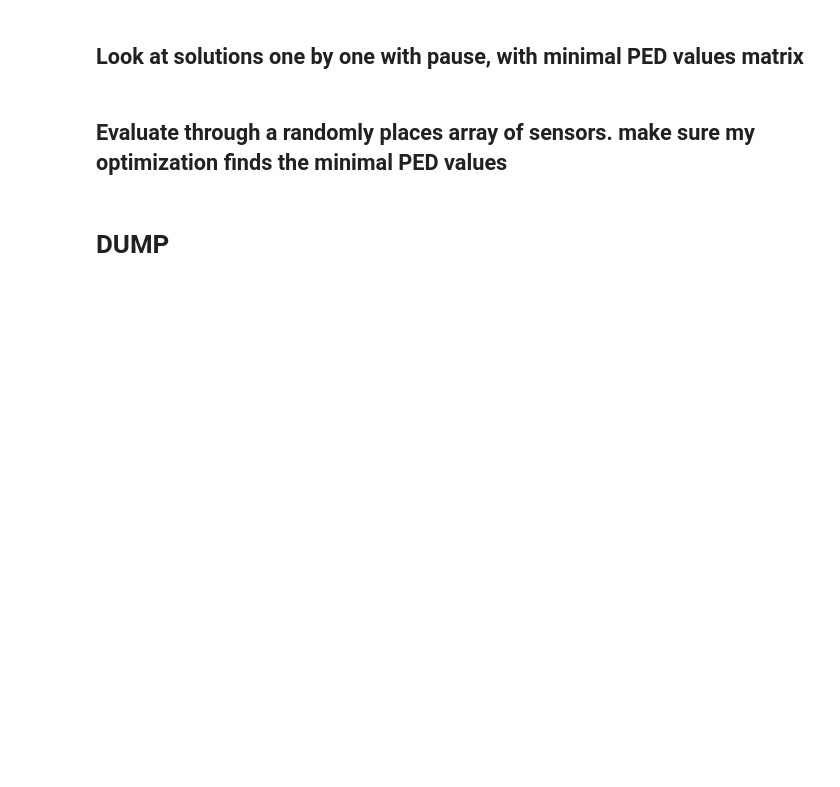
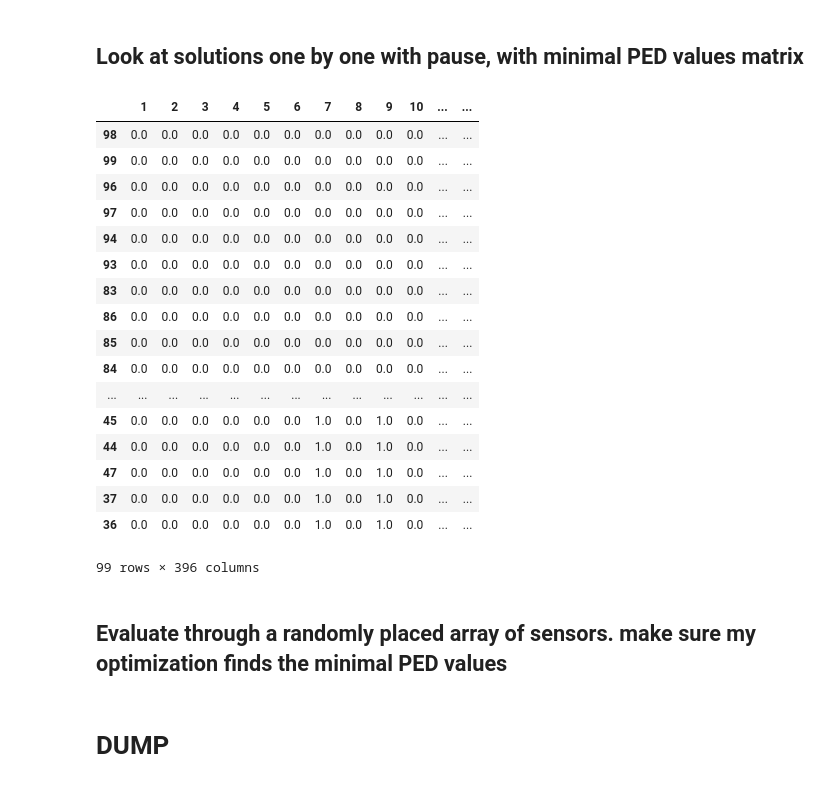
Before and after one commit to iditbela2/Borg_python, a Jupyter notebook: optimization_code/optimization_notebooks/results_analysis.ipynb, the cells around one changed output. Saved outputs shown, nothing was run; the diff lists cells and outputs as text; code cells hidden in the pictures; blank space fills up the shorter version.

```diff
--- a/optimization_code/optimization_notebooks/results_analysis.ipynb
+++ b/optimization_code/optimization_notebooks/results_analysis.ipynb
@@ -556,5 +556,26 @@ sio.savemat('sorted_objs.mat', {'objs': sorted_objs.values})
 sio.savemat('avg_conc.mat', {'avg_conc': avg_conc})
 # %% [markdown]
 ## Look at solutions one by one with pause, with minimal PED values matrix
+# %%
+sorted_vars
+# %% [output]
+|  | 1 | 2 | 3 | 4 | 5 | 6 | 7 | 8 | 9 | 10 | ... | ... |
+| 98 | 0.0 | 0.0 | 0.0 | 0.0 | 0.0 | 0.0 | 0.0 | 0.0 | 0.0 | 0.0 | ... | ... |
+| 99 | 0.0 | 0.0 | 0.0 | 0.0 | 0.0 | 0.0 | 0.0 | 0.0 | 0.0 | 0.0 | ... | ... |
+| 96 | 0.0 | 0.0 | 0.0 | 0.0 | 0.0 | 0.0 | 0.0 | 0.0 | 0.0 | 0.0 | ... | ... |
+| 97 | 0.0 | 0.0 | 0.0 | 0.0 | 0.0 | 0.0 | 0.0 | 0.0 | 0.0 | 0.0 | ... | ... |
+| 94 | 0.0 | 0.0 | 0.0 | 0.0 | 0.0 | 0.0 | 0.0 | 0.0 | 0.0 | 0.0 | ... | ... |
+| 93 | 0.0 | 0.0 | 0.0 | 0.0 | 0.0 | 0.0 | 0.0 | 0.0 | 0.0 | 0.0 | ... | ... |
+| 83 | 0.0 | 0.0 | 0.0 | 0.0 | 0.0 | 0.0 | 0.0 | 0.0 | 0.0 | 0.0 | ... | ... |
+| 86 | 0.0 | 0.0 | 0.0 | 0.0 | 0.0 | 0.0 | 0.0 | 0.0 | 0.0 | 0.0 | ... | ... |
+| 85 | 0.0 | 0.0 | 0.0 | 0.0 | 0.0 | 0.0 | 0.0 | 0.0 | 0.0 | 0.0 | ... | ... |
+| 84 | 0.0 | 0.0 | 0.0 | 0.0 | 0.0 | 0.0 | 0.0 | 0.0 | 0.0 | 0.0 | ... | ... |
+| ... | ... | ... | ... | ... | ... | ... | ... | ... | ... | ... | ... | ... |
+| 45 | 0.0 | 0.0 | 0.0 | 0.0 | 0.0 | 0.0 | 1.0 | 0.0 | 1.0 | 0.0 | ... | ... |
+| 44 | 0.0 | 0.0 | 0.0 | 0.0 | 0.0 | 0.0 | 1.0 | 0.0 | 1.0 | 0.0 | ... | ... |
+| 47 | 0.0 | 0.0 | 0.0 | 0.0 | 0.0 | 0.0 | 1.0 | 0.0 | 1.0 | 0.0 | ... | ... |
+| 37 | 0.0 | 0.0 | 0.0 | 0.0 | 0.0 | 0.0 | 1.0 | 0.0 | 1.0 | 0.0 | ... | ... |
+| 36 | 0.0 | 0.0 | 0.0 | 0.0 | 0.0 | 0.0 | 1.0 | 0.0 | 1.0 | 0.0 | ... | ... |
+99 rows × 396 columns
 # %% [markdown]
-## Evaluate through a randomly places array of sensors. make sure my optimization finds the minimal PED values
+## Evaluate through a randomly placed array of sensors. make sure my optimization finds the minimal PED values
```
Also changed, not shown: parts of 5 cells of this notebook, 7 other files.
